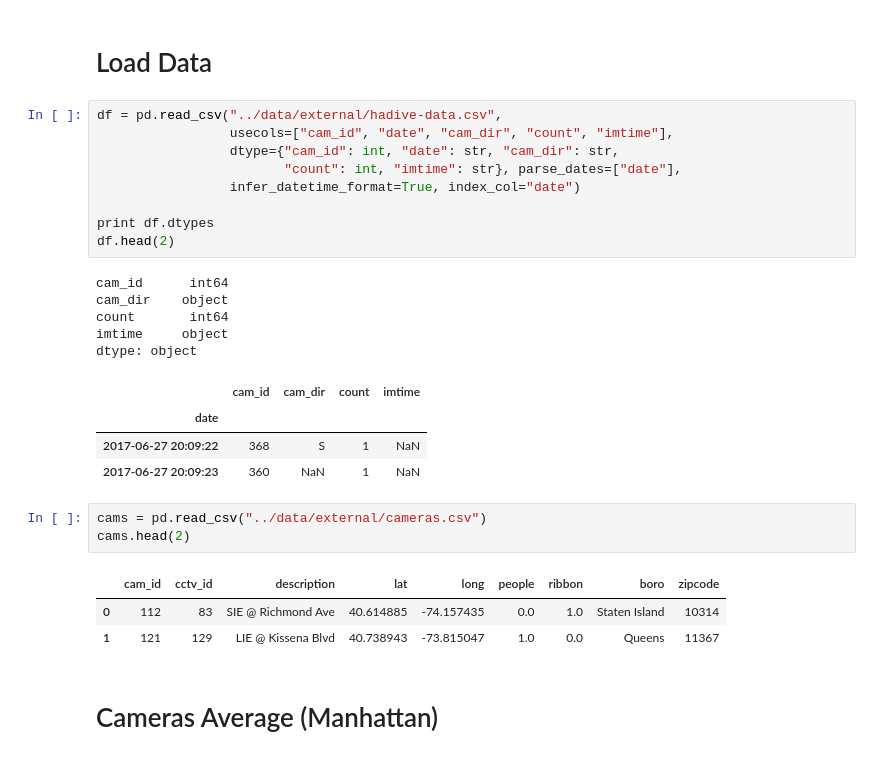
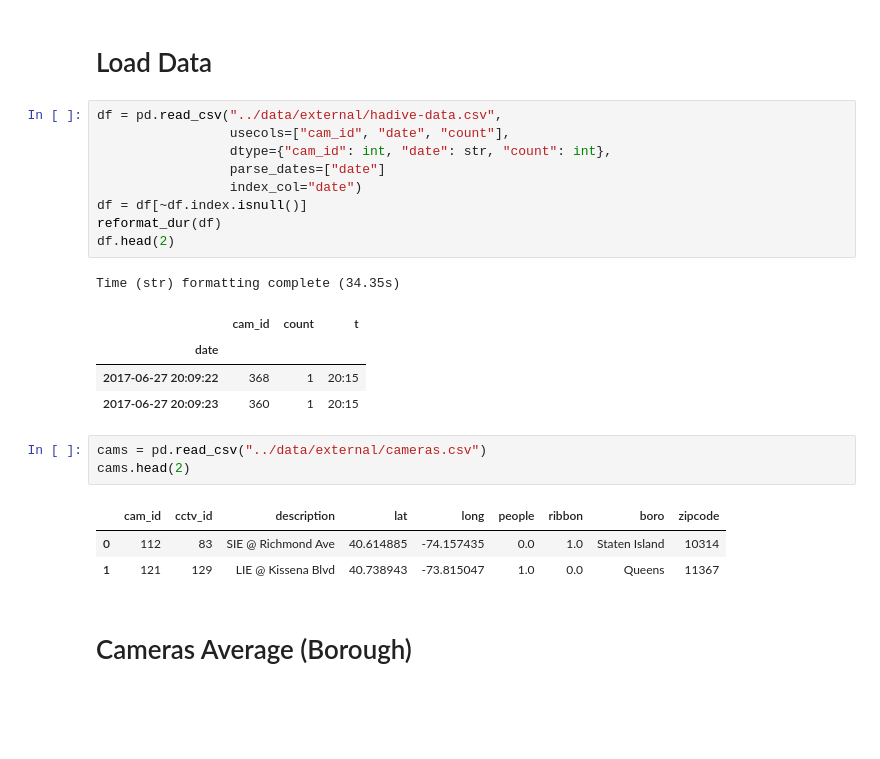
Before and after one commit to basyavasya-honmono/hadive, a Jupyter notebook: notebooks/1.0-JV-Analysis.ipynb, the cells around one changed output. Drawn from its saved outputs; the diff is of its cells as text; blank space fills up the shorter version.

```diff
--- a/notebooks/1.0-JV-Analysis.ipynb
+++ b/notebooks/1.0-JV-Analysis.ipynb
@@ -51,23 +70,19 @@ def plot_camera_avg(df, cam=None, dur="1Min"):
 # Load Data
 # %%
 df = pd.read_csv("../data/external/hadive-data.csv",
-                 usecols=["cam_id", "date", "cam_dir", "count", "imtime"],
-                 dtype={"cam_id": int, "date": str, "cam_dir": str,
-                        "count": int, "imtime": str}, parse_dates=["date"],
-                 infer_datetime_format=True, index_col="date")
-
-print df.dtypes
+                 usecols=["cam_id", "date", "count"],
+                 dtype={"cam_id": int, "date": str, "count": int},
+                 parse_dates=["date"]
+                 index_col="date")
+df = df[~df.index.isnull()]
+reformat_dur(df)
 df.head(2)
 # %% [output]
-cam_id      int64
-cam_dir    object
-count       int64
-imtime     object
-dtype: object
+Time (str) formatting complete (34.35s)
-|  | cam_id | cam_dir | count | imtime |
-| date |  |  |  |  |
-| 2017-06-27 20:09:22 | 368 | S | 1 | NaN |
-| 2017-06-27 20:09:23 | 360 | NaN | 1 | NaN |
+|  | cam_id | count | t |
+| date |  |  |  |
+| 2017-06-27 20:09:22 | 368 | 1 | 20:15 |
+| 2017-06-27 20:09:23 | 360 | 1 | 20:15 |
 # %%
 cams = pd.read_csv("../data/external/cameras.csv")
 cams.head(2)
@@ -76,4 +91,4 @@ cams.head(2)
 | 0 | 112 | 83 | SIE @ Richmond Ave | 40.614885 | -74.157435 | 0.0 | 1.0 | Staten Island | 10314 |
 | 1 | 121 | 129 | LIE @ Kissena Blvd | 40.738943 | -73.815047 | 1.0 | 0.0 | Queens | 11367 |
 # %% [markdown]
-# Cameras Average (Manhattan)
+# Cameras Average (Borough)
```
Also changed, not shown: parts of 15 cells of this notebook, 2 other files.
